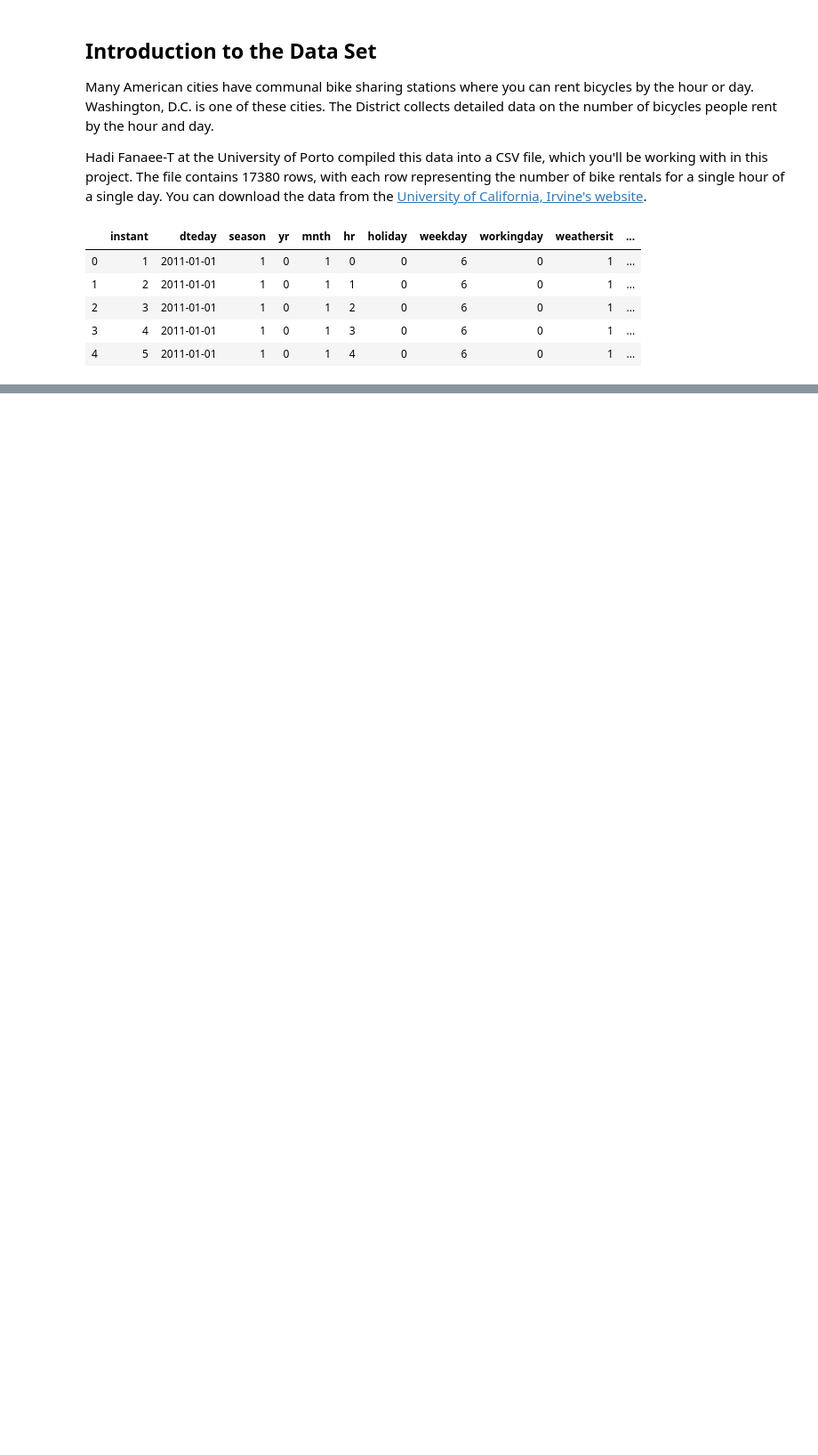
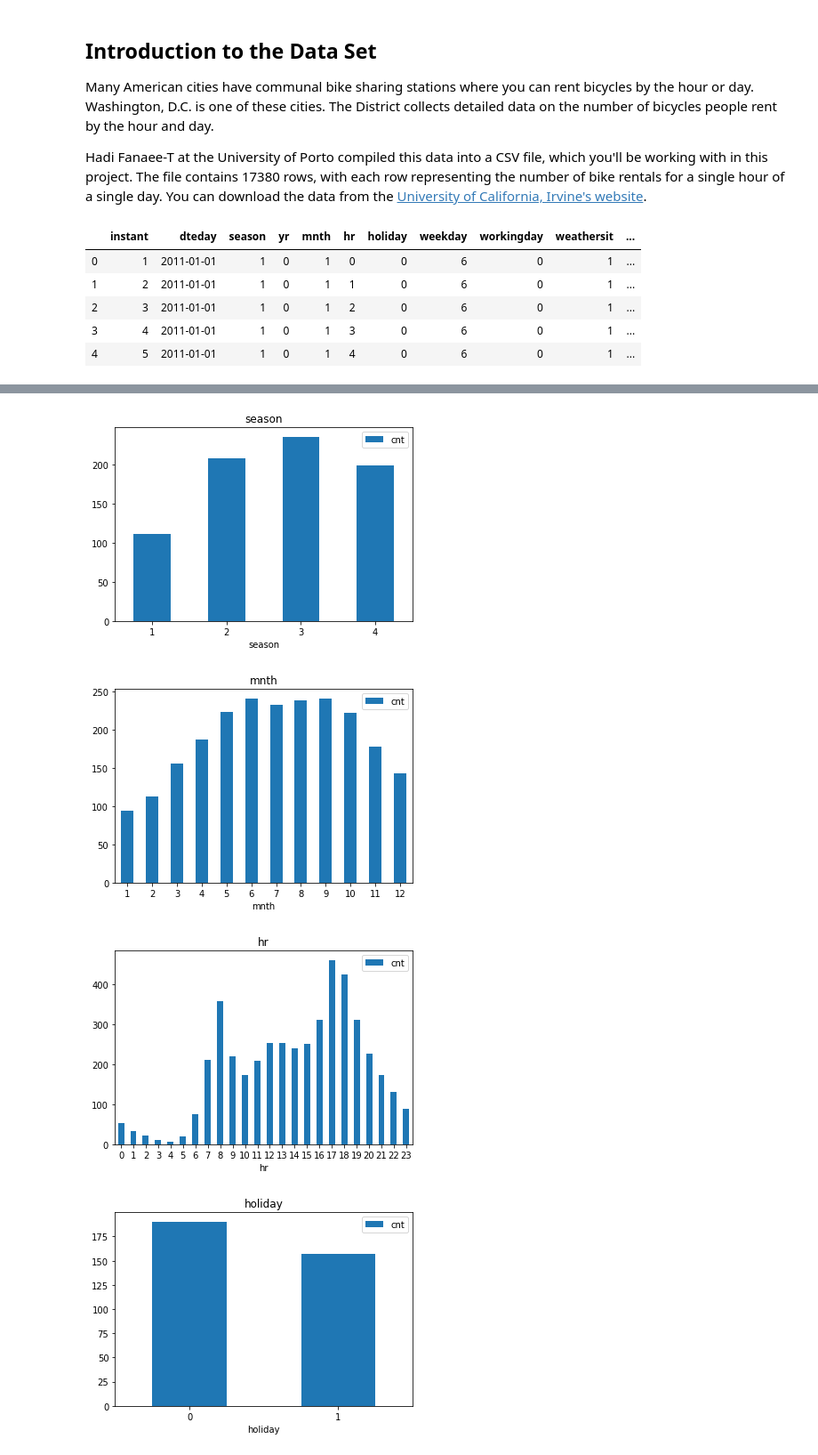
Before and after one commit to shankhapaul22/Bike-Rentals, a Jupyter notebook: Predicting+Bike+Rentals.ipynb, the cells around one changed output, grey strips where cells are left out. Shown at 89% size. Cells and saved outputs as stored; diff of their text form; code cells hidden in the pictures; blank space fills up the shorter version.

Commit message:
added visualization and explanations

```diff
--- a/Predicting+Bike+Rentals.ipynb
+++ b/Predicting+Bike+Rentals.ipynb
@@ -40,0 +43,6 @@ In this project, we will try to predict the total number of bikes people rented
+# %%
+#Renaming columns for better understanding
+rename_dict = {'dteday' : 'date',
+               'weathersit': 'weather'}
+bike_rentals.rename(columns = rename_dict, inplace = True)
+bike_rentals.head()
@@ -40,0 +60,3 @@ In this project, we will try to predict the total number of bikes people rented
+# %%
+#dropping initial columns not needed for
+bike_rentals.drop(columns = ['casual', 'registered', 'yr'], inplace = True)
@@ -93,0 +117,7 @@ Name: cnt, dtype: float64
+# %%
+cat_cols = bike_rentals.select_dtypes(include = ['int64']).columns.drop(['instant', 'cnt'])
+
+for col in cat_cols:
+    bike_rentals[col] = bike_rentals[col].astype('category')
+
+bike_rentals.info()
@@ -93,0 +144,23 @@ Name: cnt, dtype: float64
+# %%
+#observing categorical columns to find insights
+def plot_bar(col):
+    '''Function returns a bar plot of rentals in bike_rentals dataframe
+    by the unique values in the column.
+
+    Args:
+        col - name of column
+
+    Returns:
+        Bar plot utlizing matplotlib library
+    '''
+    grouped  = bike_rentals.pivot_table(index = col, values = 'cnt', aggfunc = np.mean)
+    grouped.plot.bar(rot = 0, title = col)
+    plt.show()
+
+for col in cat_cols.tolist():
+    plot_bar(col)
+# %% [output]
+[figure, added]
+[figure, added]
+[figure, added]
+[figure, added]
```
Also changed, not shown: parts of 50 cells of this notebook, 1 other file.
